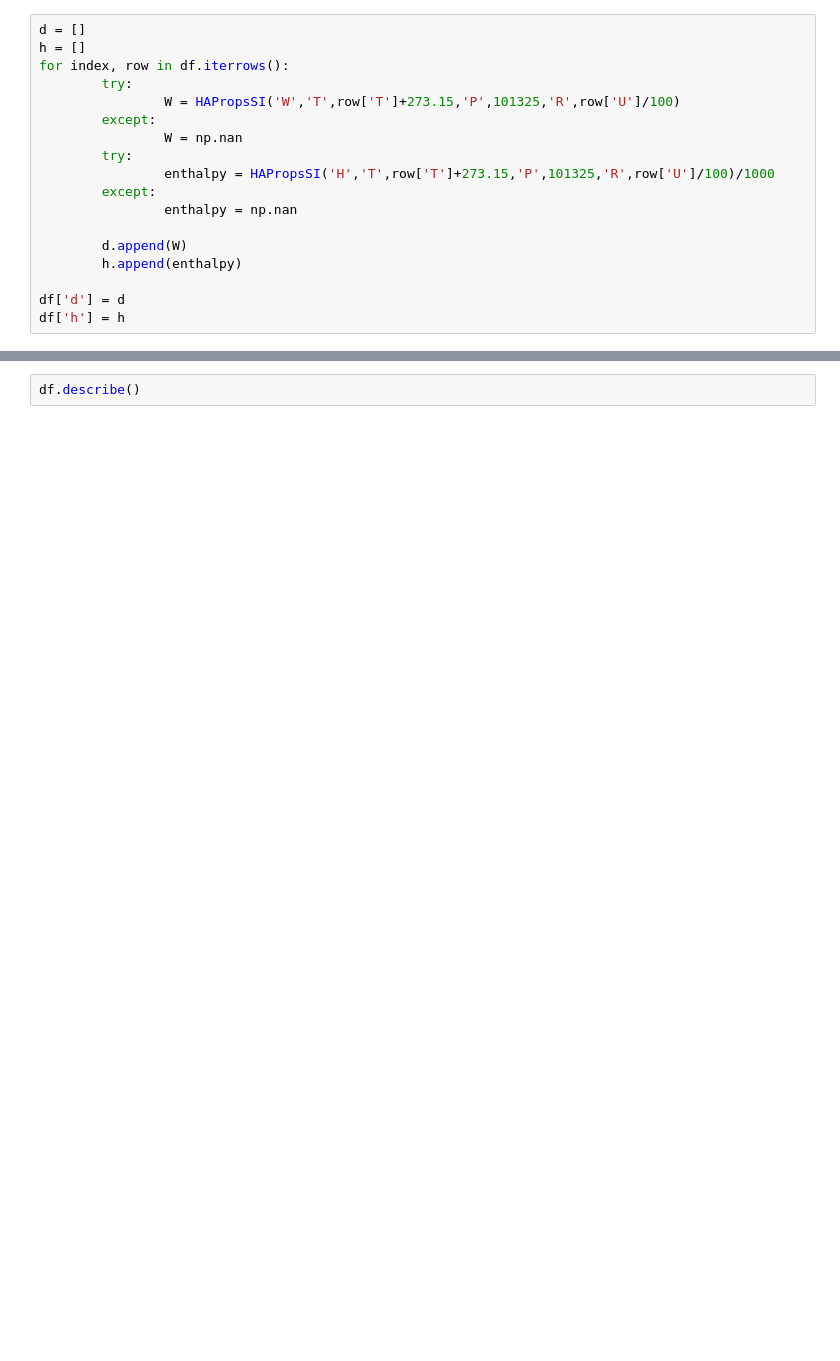
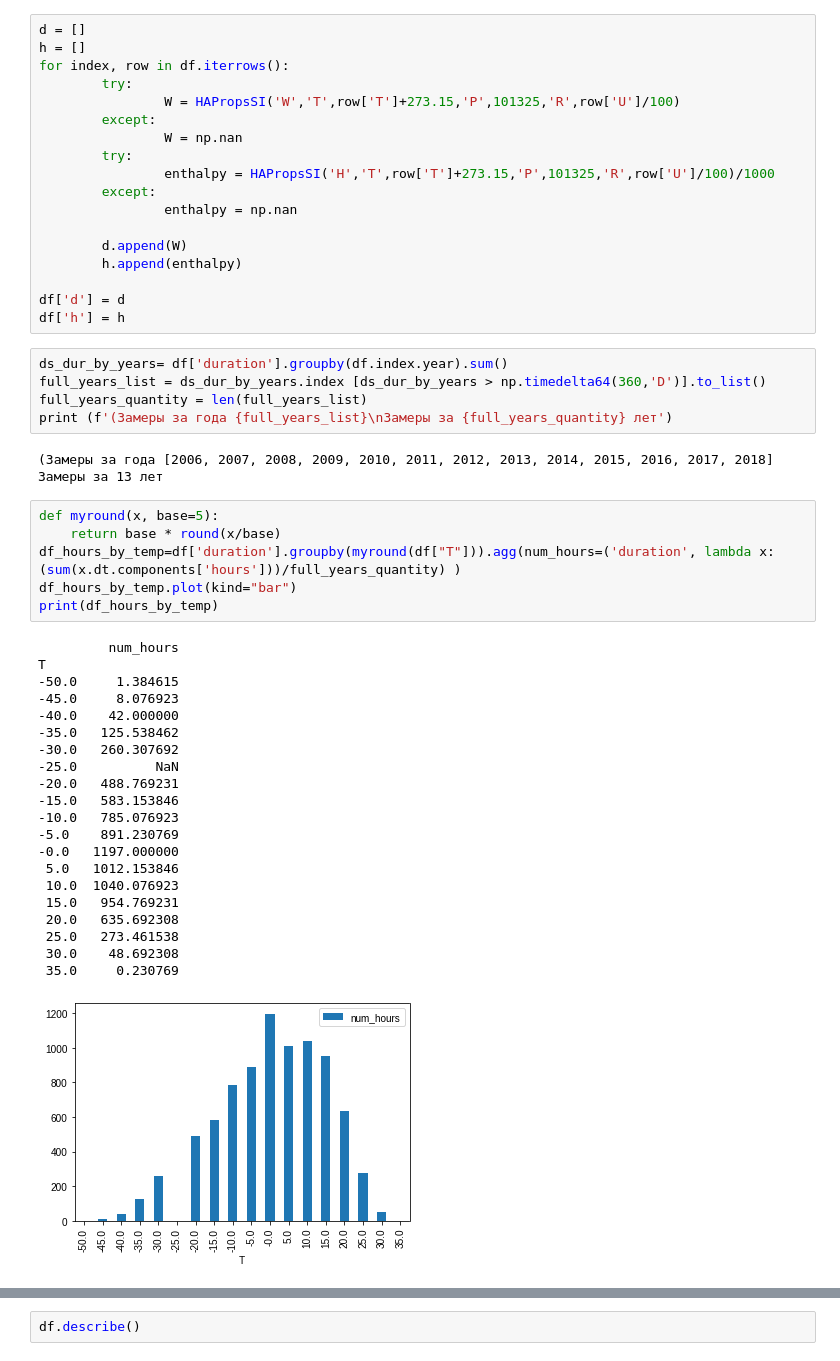
Before and after one commit to AndreyEroshkin/climate, a Jupyter notebook: humid-t-hmao.ipynb, the cells around one changed output, grey strips where cells are left out. Saved outputs shown, nothing was run; the diff lists cells and outputs as text; blank space fills up the shorter version.

```diff
--- a/humid-t-hmao.ipynb
+++ b/humid-t-hmao.ipynb
@@ -39,3 +61,39 @@ for index, row in df.iterrows():
 
 df['d'] = d
 df['h'] = h
+# %%
+ds_dur_by_years= df['duration'].groupby(df.index.year).sum()
+full_years_list = ds_dur_by_years.index [ds_dur_by_years > np.timedelta64(360,'D')].to_list()
+full_years_quantity = len(full_years_list)
+print (f'(Замеры за года {full_years_list}\nЗамеры за {full_years_quantity} лет')
+# %% [output]
+(Замеры за года [2006, 2007, 2008, 2009, 2010, 2011, 2012, 2013, 2014, 2015, 2016, 2017, 2018]
+Замеры за 13 лет
+# %%
+def myround(x, base=5):
+    return base * round(x/base)
+df_hours_by_temp=df['duration'].groupby(myround(df["T"])).agg(num_hours=('duration', lambda x: (sum(x.dt.components['hours']))/full_years_quantity) )
+df_hours_by_temp.plot(kind="bar")
+print(df_hours_by_temp)
+# %% [output]
+         num_hours
+T
+-50.0     1.384615
+-45.0     8.076923
+-40.0    42.000000
+-35.0   125.538462
+-30.0   260.307692
+-25.0          NaN
+-20.0   488.769231
+-15.0   583.153846
+-10.0   785.076923
+-5.0    891.230769
+-0.0   1197.000000
+ 5.0   1012.153846
+ 10.0  1040.076923
+ 15.0   954.769231
+ 20.0   635.692308
+ 25.0   273.461538
+ 30.0    48.692308
+ 35.0     0.230769
+[figure, added]
```
Also changed, not shown: parts of 12 cells of this notebook.
